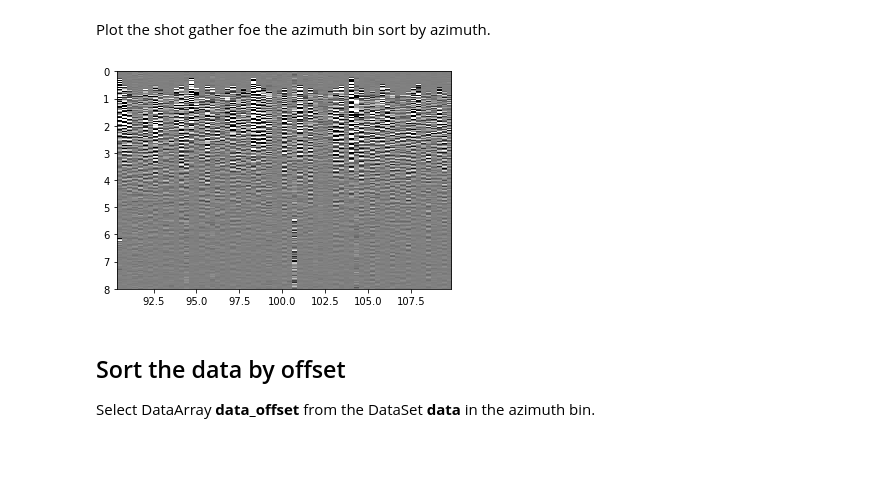
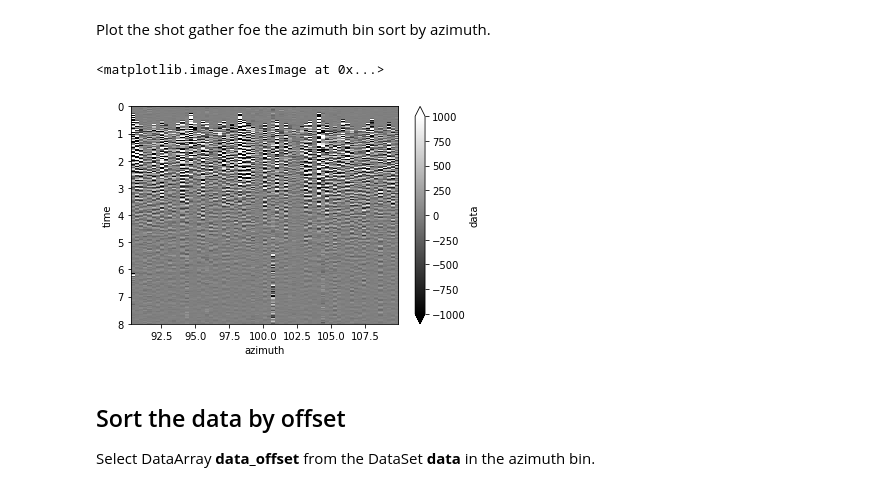
Before and after one commit to Ivanjav/SW_Inversion_3D_Data, a Jupyter notebook: Preproceso.ipynb, the cells around one changed output. Cells and saved outputs as stored; diff of their text form; code cells hidden in the pictures; blank space fills up the shorter version.

```diff
--- a/Preproceso.ipynb
+++ b/Preproceso.ipynb
@@ -132,22 +133,11 @@ Coordinates:
   * azimuth  (azimuth) float32 90.34 90.55 90.58 90.61 ... 109.1 109.6 109.9
 # %% [markdown]
 Plot the shot gather foe the azimuth bin sort by azimuth.
-# %%
-t_min = data_azimuth.time[0]
-t_max = data_azimuth.time[-1]
-azi_min = data_azimuth.azimuth[0]
-azi_max = data_azimuth.azimuth[-1]
-plt.imshow(
-    data_azimuth.data.T,
-    vmin=-1000,
-    vmax=1000,
-    cmap="gray",
-    aspect="auto",
-    extent = [azi_min , azi_max, t_max , t_min]
-)
-plt.show()
-# %% [output]
-[figure, removed]
+# %%
+data_azimuth.plot.imshow('azimuth','time',cmap='gray', vmin=-1000, vmax=1000, origin='upper')
+# %% [output]
+<matplotlib.image.AxesImage at 0x...>
+[figure, added]
 # %% [markdown]
 ## Sort the data by offset
 Select DataArray **data_offset** from the DataSet **data** in the azimuth bin.
```
Also changed, not shown: parts of 8 cells of this notebook, 3 other files.
